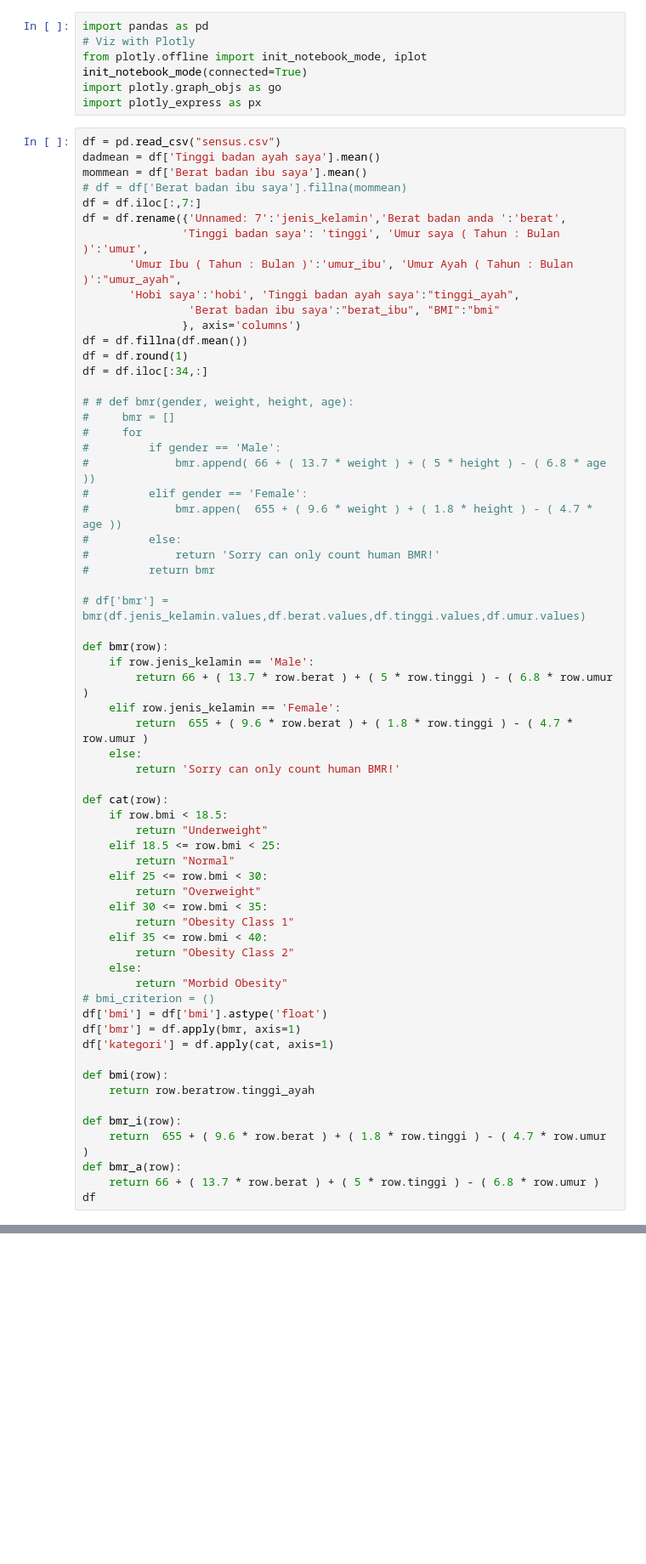
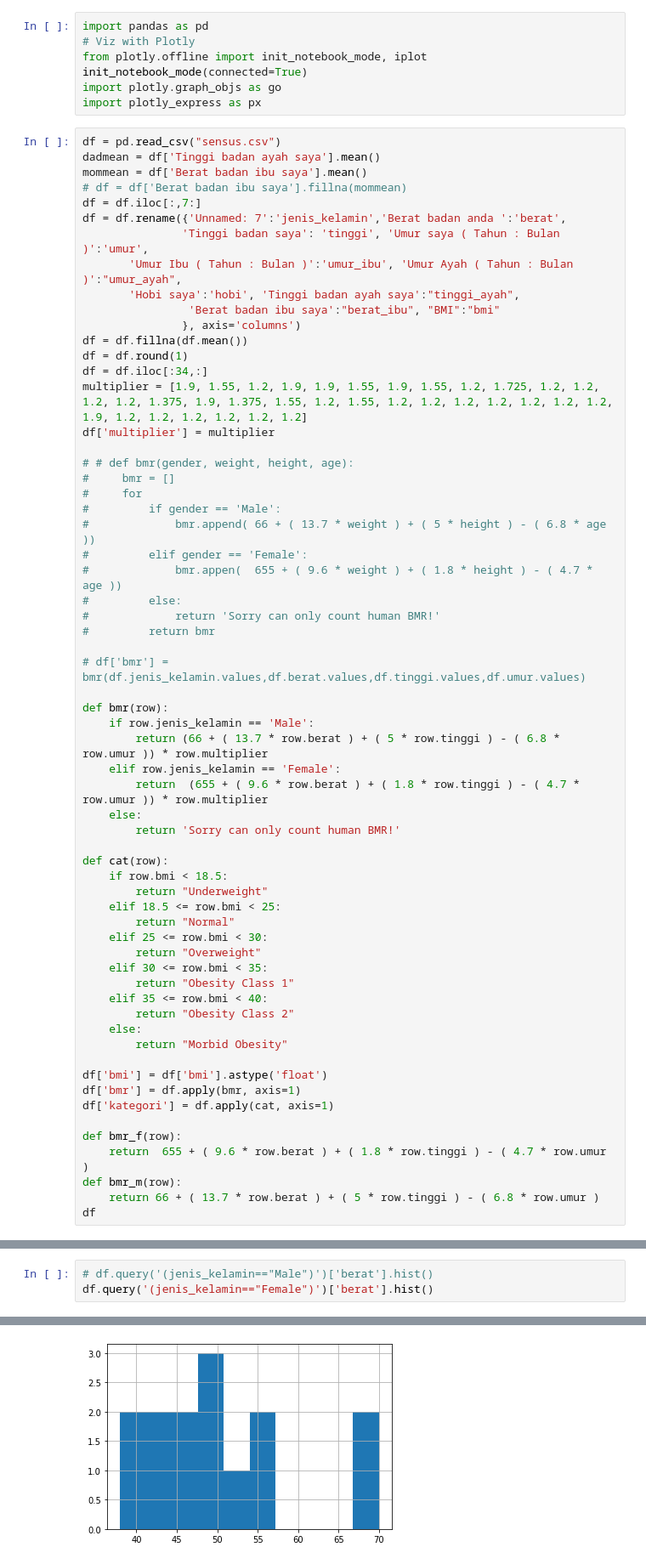
Before and after one commit to jojonicho/mpktb-plotly-visualize, a Jupyter notebook: mpktb.ipynb, the cells around one changed output, grey strips where cells are left out. Shown: that part at 85% size. Cells and saved outputs as stored; diff of their text form; blank space fills up the shorter version.

```diff
--- a/mpktb.ipynb
+++ b/mpktb.ipynb
@@ -20,6 +20,8 @@ df = df.rename({'Unnamed: 7':'jenis_kelamin','Berat badan anda ':'berat',
 df = df.fillna(df.mean())
 df = df.round(1)
 df = df.iloc[:34,:]
+multiplier = [1.9, 1.55, 1.2, 1.9, 1.9, 1.55, 1.9, 1.55, 1.2, 1.725, 1.2, 1.2, 1.2, 1.2, 1.375, 1.9, 1.375, 1.55, 1.2, 1.55, 1.2, 1.2, 1.2, 1.2, 1.2, 1.2, 1.2, 1.9, 1.2, 1.2, 1.2, 1.2, 1.2, 1.2]
+df['multiplier'] = multiplier
 
 # # def bmr(gender, weight, height, age):
 #     bmr = []
@@ -36,9 +38,9 @@ df = df.iloc[:34,:]
 
 def bmr(row):
     if row.jenis_kelamin == 'Male':
-        return 66 + ( 13.7 * row.berat ) + ( 5 * row.tinggi ) - ( 6.8 * row.umur )
+        return (66 + ( 13.7 * row.berat ) + ( 5 * row.tinggi ) - ( 6.8 * row.umur )) * row.multiplier
     elif row.jenis_kelamin == 'Female':
-        return  655 + ( 9.6 * row.berat ) + ( 1.8 * row.tinggi ) - ( 4.7 * row.umur )
+        return  (655 + ( 9.6 * row.berat ) + ( 1.8 * row.tinggi ) - ( 4.7 * row.umur )) * row.multiplier
     else:
         return 'Sorry can only count human BMR!'
 
@@ -55,17 +57,14 @@ def cat(row):
         return "Obesity Class 2"
     else:
         return "Morbid Obesity"
-# bmi_criterion = ()
+
 df['bmi'] = df['bmi'].astype('float')
 df['bmr'] = df.apply(bmr, axis=1)
 df['kategori'] = df.apply(cat, axis=1)
 
-def bmi(row):
-    return row.beratrow.tinggi_ayah
-
-def bmr_i(row):
+def bmr_f(row):
     return  655 + ( 9.6 * row.berat ) + ( 1.8 * row.tinggi ) - ( 4.7 * row.umur )
-def bmr_a(row):
+def bmr_m(row):
     return 66 + ( 13.7 * row.berat ) + ( 5 * row.tinggi ) - ( 6.8 * row.umur )
 df
 # %% [output]
@@ -88,0 +100,4 @@ df
+# %%
+# df.query('(jenis_kelamin=="Male")')['berat'].hist()
+df.query('(jenis_kelamin=="Female")')['berat'].hist()
+# %% [output]
@@ -88,0 +105 @@ df
+[figure, added]
```
Also changed, not shown: parts of 15 cells of this notebook.
